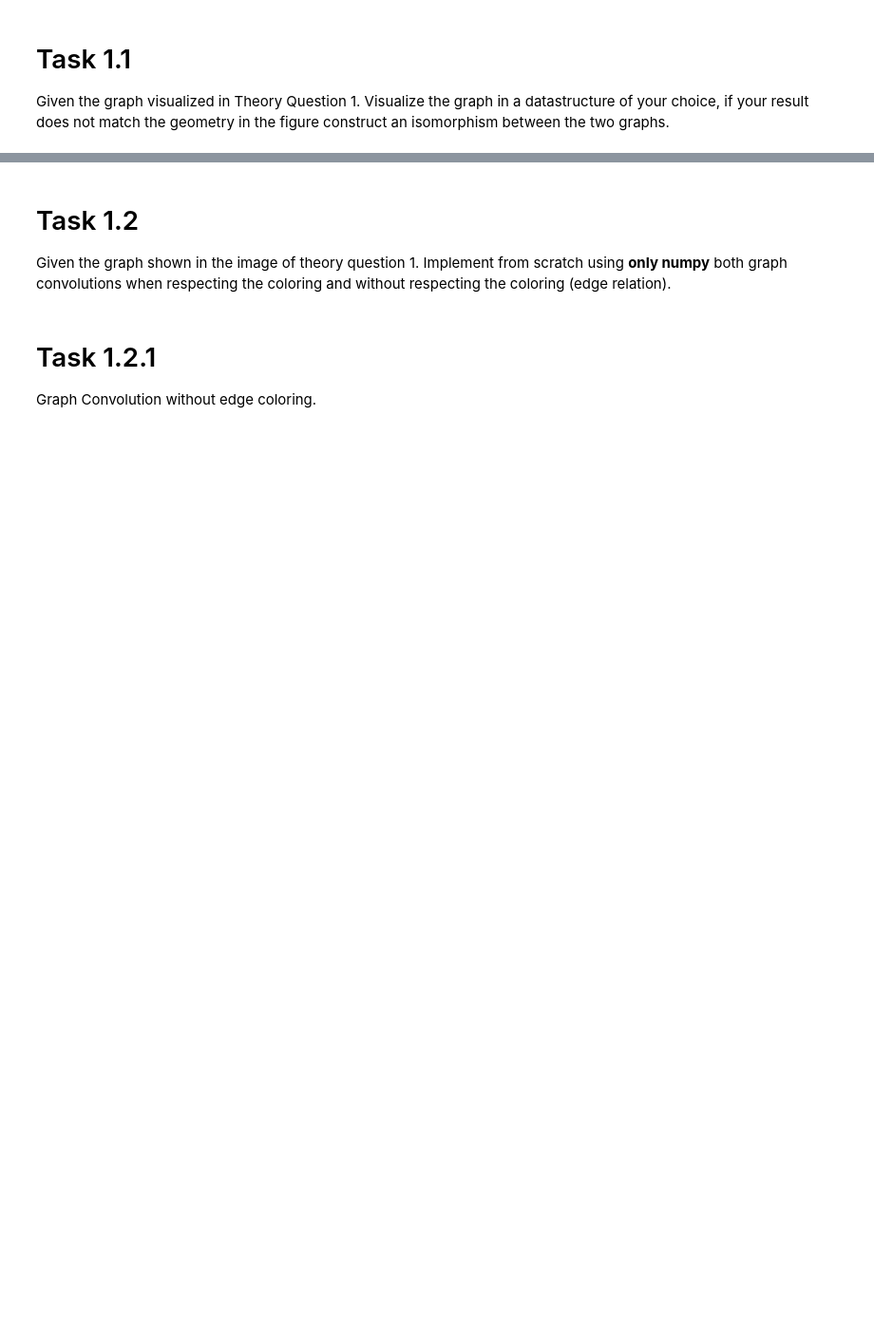
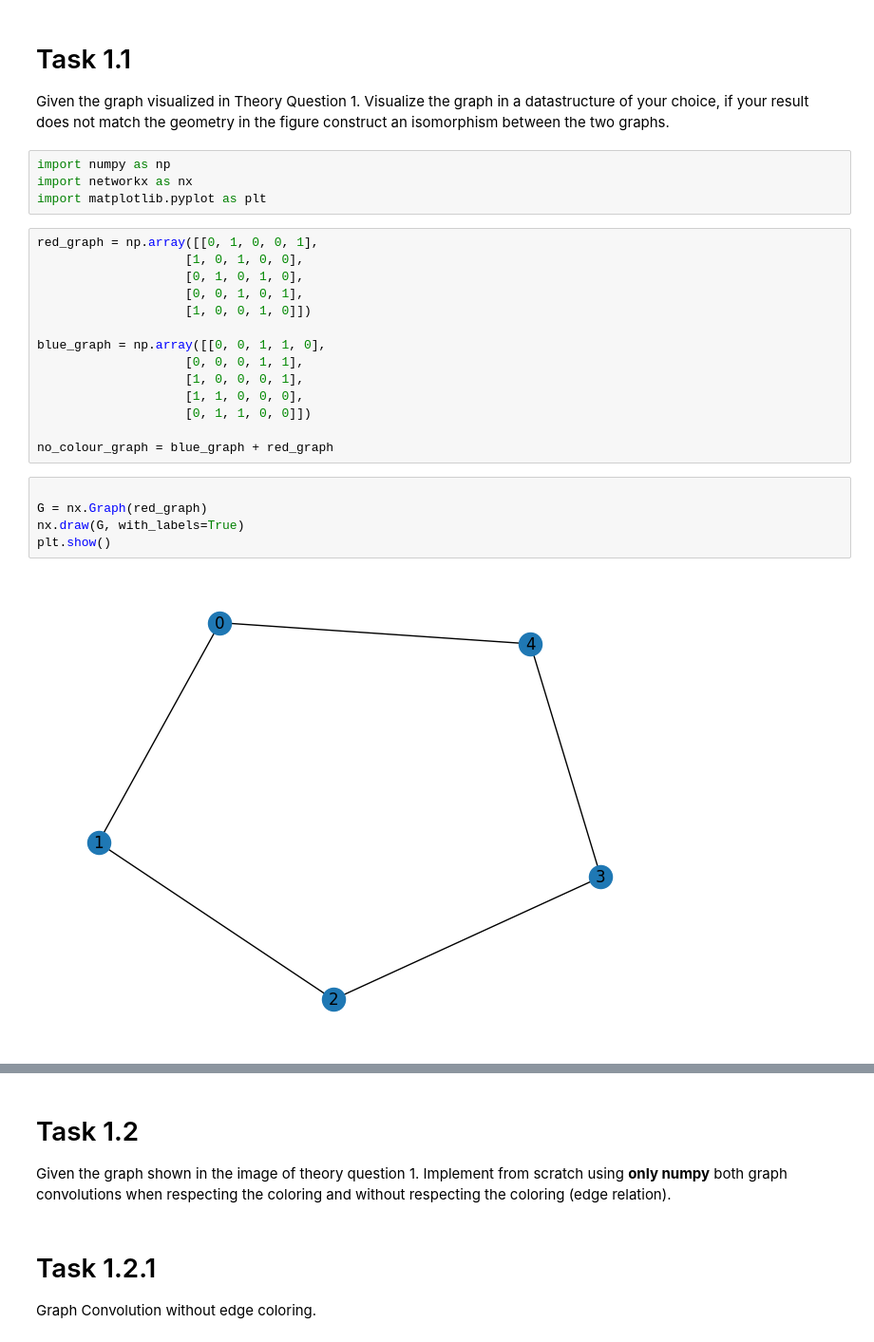
Before and after one commit to danielbarco/advancedML, a Jupyter notebook: Assignment_3/project_3_gnn.ipynb, the cells around one changed output, grey strips where cells are left out. Shown at 95% size. Saved outputs shown, nothing was run; the diff lists cells and outputs as text; blank space fills up the shorter version.

```diff
--- a/Assignment_3/project_3_gnn.ipynb
+++ b/Assignment_3/project_3_gnn.ipynb
@@ -13,3 +17,28 @@ Given the graph above with and without coloring, describe which machine learning
 # %% [markdown]
 # Task 1.1
 Given the graph visualized in Theory Question 1. Visualize the graph in a datastructure of your choice, if your result does not match the geometry in the figure construct an isomorphism between the two graphs.
+# %%
+import numpy as np
+import networkx as nx
+import matplotlib.pyplot as plt
+# %%
+red_graph = np.array([[0, 1, 0, 0, 1],
+                    [1, 0, 1, 0, 0],
+                    [0, 1, 0, 1, 0],
+                    [0, 0, 1, 0, 1],
+                    [1, 0, 0, 1, 0]])
+
+blue_graph = np.array([[0, 0, 1, 1, 0],
+                    [0, 0, 0, 1, 1],
+                    [1, 0, 0, 0, 1],
+                    [1, 1, 0, 0, 0],
+                    [0, 1, 1, 0, 0]])
+
+no_colour_graph = blue_graph + red_graph
+# %%
+
+G = nx.Graph(red_graph)
+nx.draw(G, with_labels=True)
+plt.show()
+# %% [output]
+[figure, added]
```
Also changed, not shown: parts of 6 cells of this notebook, 1 other file.
